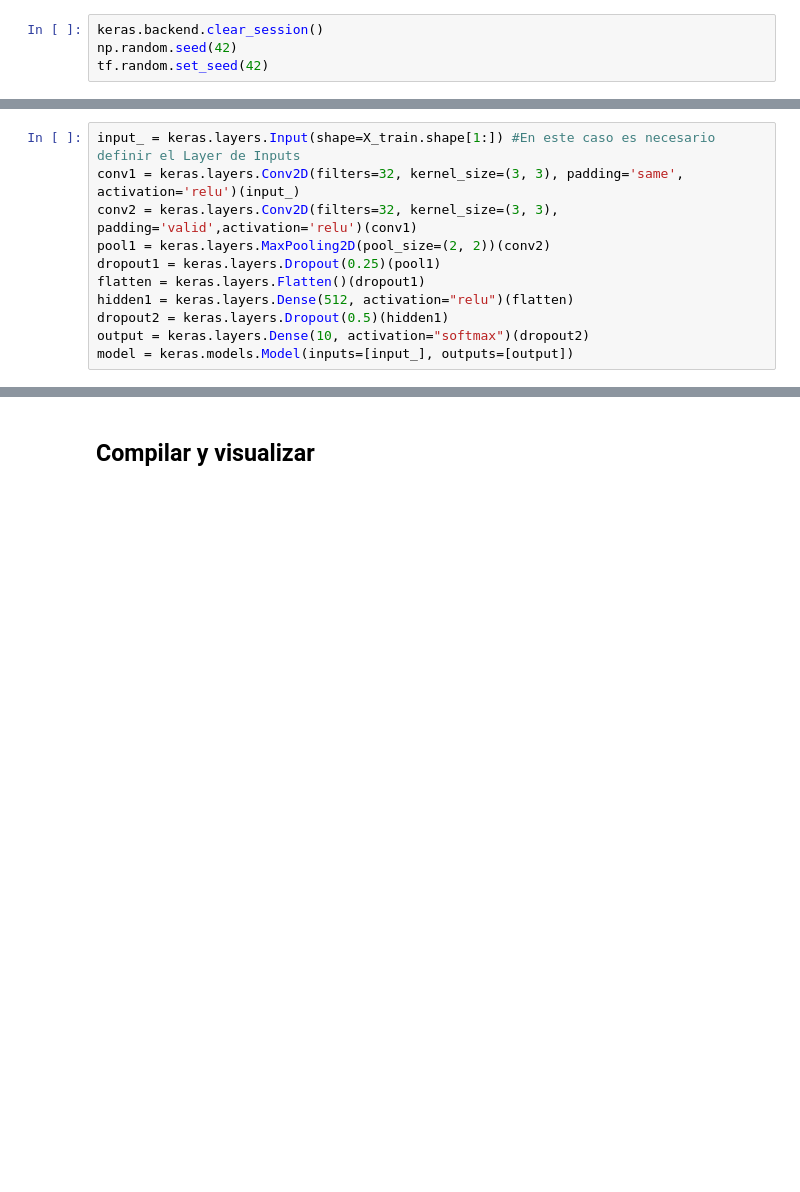
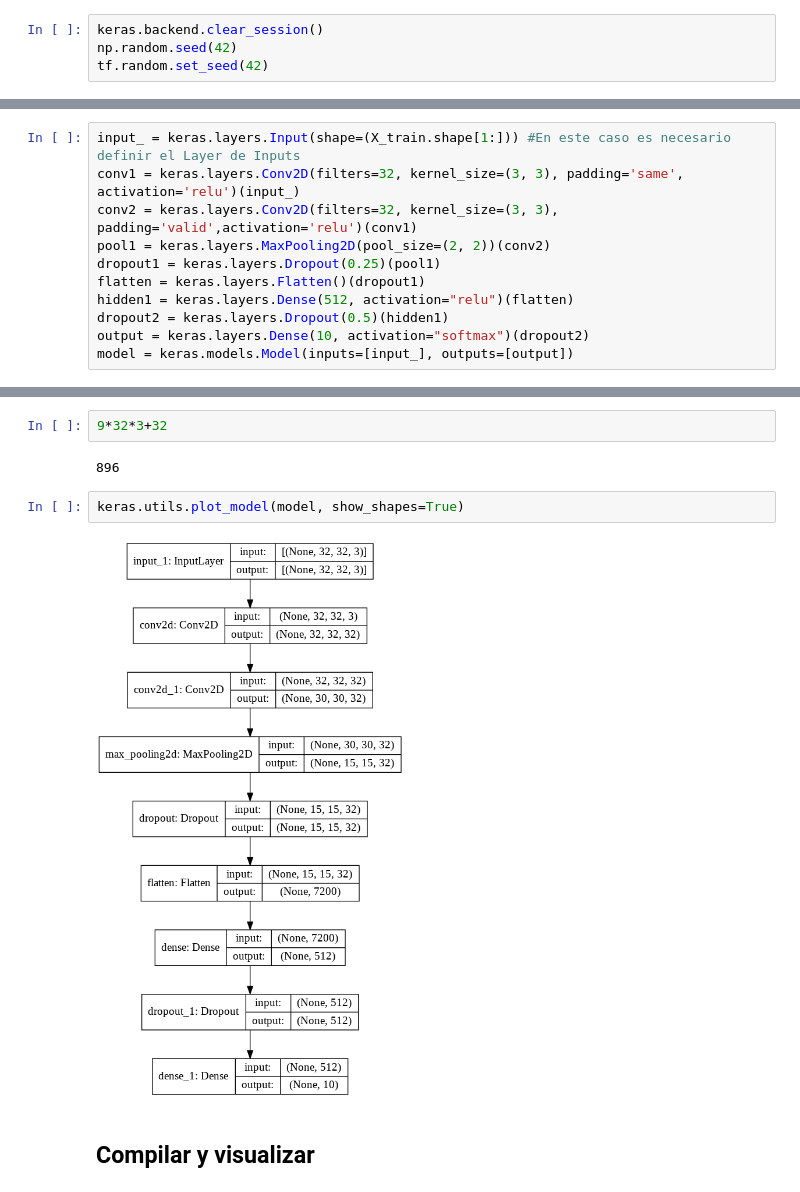
Before and after one commit to naikymen/ML_UNSAM, a Jupyter notebook: 17_Arquitecturas_CNNs.ipynb, the cells around one changed output, grey strips where cells are left out. Saved outputs shown, nothing was run; the diff lists cells and outputs as text; blank space fills up the shorter version.

```diff
--- a/17_Arquitecturas_CNNs.ipynb
+++ b/17_Arquitecturas_CNNs.ipynb
@@ -497,5 +687,5 @@ tf.random.set_seed(42)
 # %%
-input_ = keras.layers.Input(shape=X_train.shape[1:]) #En este caso es necesario definir el Layer de Inputs
+input_ = keras.layers.Input(shape=(X_train.shape[1:])) #En este caso es necesario definir el Layer de Inputs
 conv1 = keras.layers.Conv2D(filters=32, kernel_size=(3, 3), padding='same', activation='relu')(input_)
 conv2 = keras.layers.Conv2D(filters=32, kernel_size=(3, 3),  padding='valid',activation='relu')(conv1)
 pool1 = keras.layers.MaxPooling2D(pool_size=(2, 2))(conv2)
@@ -508,3 +718,11 @@ model = keras.models.Model(inputs=[input_], outputs=[output])
+# %%
+9*32*3+32
+# %% [output]
+896
+# %%
+keras.utils.plot_model(model, show_shapes=True)
+# %% [output]
+[figure, added]
 # %% [markdown]
 ## Compilar y visualizar
 # %% [markdown]
```
Also changed, not shown: parts of 37 cells of this notebook.
